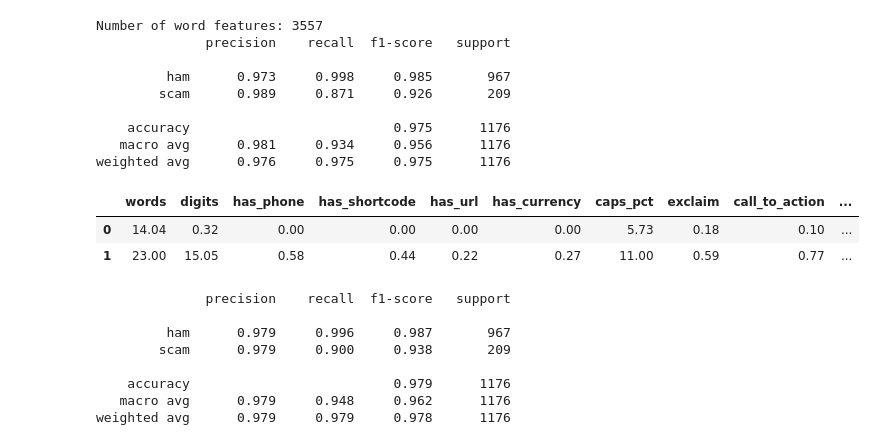
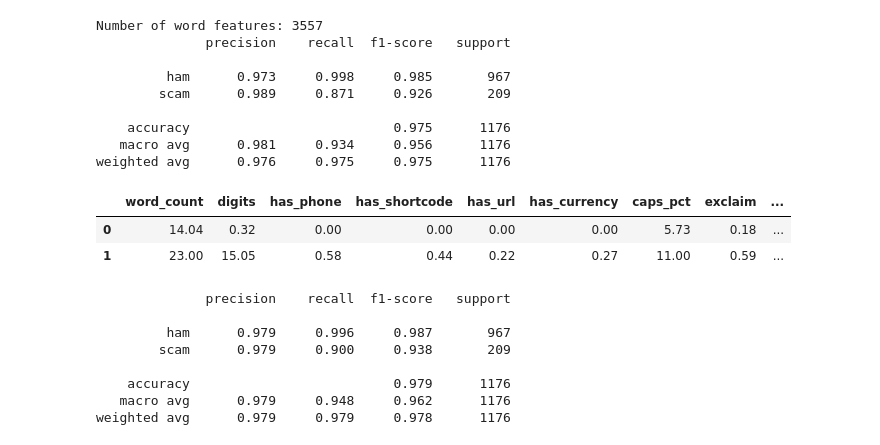
Before and after one commit to nmbenton/INFO-4360-Project, a Jupyter notebook: notebooks/Complex Project Classifier Ph3V1.ipynb, the cells around one changed output. Saved outputs shown, nothing was run; the diff lists cells and outputs as text; code cells hidden in the pictures.

Commit message:
finesh models and split checker into a .py

```diff
--- a/notebooks/Complex Project Classifier Ph3V1.ipynb
+++ b/notebooks/Complex Project Classifier Ph3V1.ipynb
@@ -85,30 +85,18 @@ weighted avg      0.976     0.975     0.975      1176
 # %%
 # Model B (part 1): Phase 2 text signals as features
 # Phase 2 text signals as features (one row per message)
-sia = SentimentIntensityAnalyzer()
-
-def signal_features(texts):
-    t = pd.Series(texts).reset_index(drop=True)
-    return pd.DataFrame({
-        "words":          t.str.split().str.len(),
-        "digits":         t.str.count(r"\d"),
-        "has_phone":      t.str.contains(r"\d{10,}").astype(int),
-        "has_shortcode":  t.str.contains(r"\b\d{4,6}\b").astype(int),
-        "has_url":        t.str.contains(r"http|www\.|\.com|\.co\.uk|\.ly|\.io", case=False).astype(int),
-        "has_currency":   t.str.contains(r"[£$€]").astype(int),
-        "caps_pct":       t.str.count(r"[A-Z]") / t.str.len().clip(lower=1) * 100,
-        "exclaim":        t.str.count("!"),
-        "call_to_action": t.str.contains(r"\b(?:call|txt|text|reply|click|send|visit)\b", case=False).astype(int),
-        "sentiment":      t.apply(lambda x: sia.polarity_scores(x)["compound"]),
-    })
+# Model B (part 1): Phase 2 text signals as features (function lives in src/scam_features.py)
+import sys
+sys.path.append("..")
+from src.scamfeatures import signal_features
 
 S_train = signal_features(train_df["TEXT"])
 S_test  = signal_features(test_df["TEXT"])
 S_train.groupby(y_train.values).mean().round(2)
 # %% [output]
-|  | words | digits | has_phone | has_shortcode | has_url | has_currency | caps_pct | exclaim | call_to_action | ... |
-| 0 | 14.04 | 0.32 | 0.00 | 0.00 | 0.00 | 0.00 | 5.73 | 0.18 | 0.10 | ... |
-| 1 | 23.00 | 15.05 | 0.58 | 0.44 | 0.22 | 0.27 | 11.00 | 0.59 | 0.77 | ... |
+|  | word_count | digits | has_phone | has_shortcode | has_url | has_currency | caps_pct | exclaim | ... |
+| 0 | 14.04 | 0.32 | 0.00 | 0.00 | 0.00 | 0.00 | 5.73 | 0.18 | ... |
+| 1 | 23.00 | 15.05 | 0.58 | 0.44 | 0.22 | 0.27 | 11.00 | 0.59 | ... |
 # %%
 # Model B (part 2): scale signals, combine with TF-IDF words, train logistic regression
 from sklearn.preprocessing import StandardScaler
```
Also changed, not shown: parts of 7 cells of this notebook, 2 other files.
